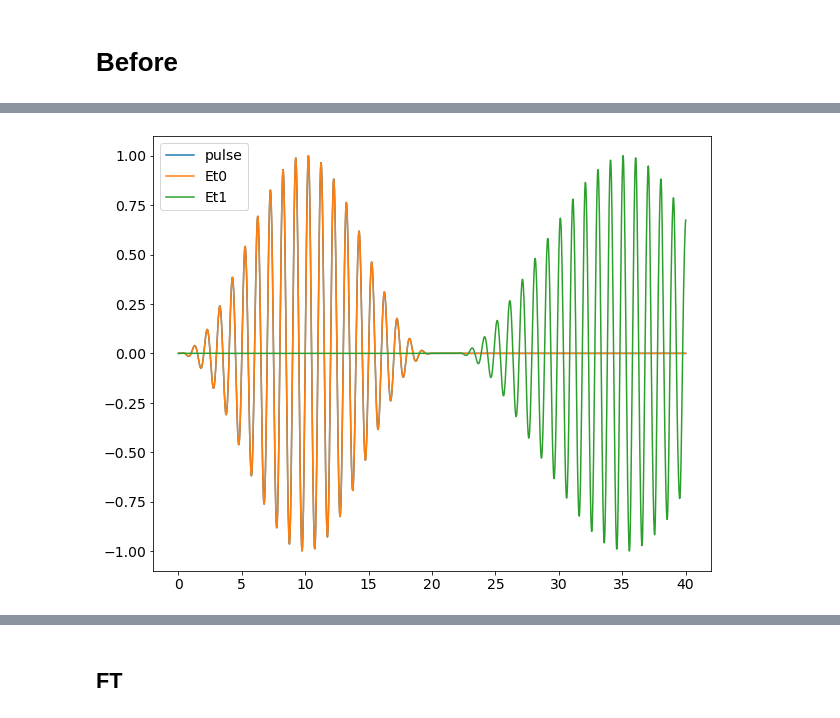
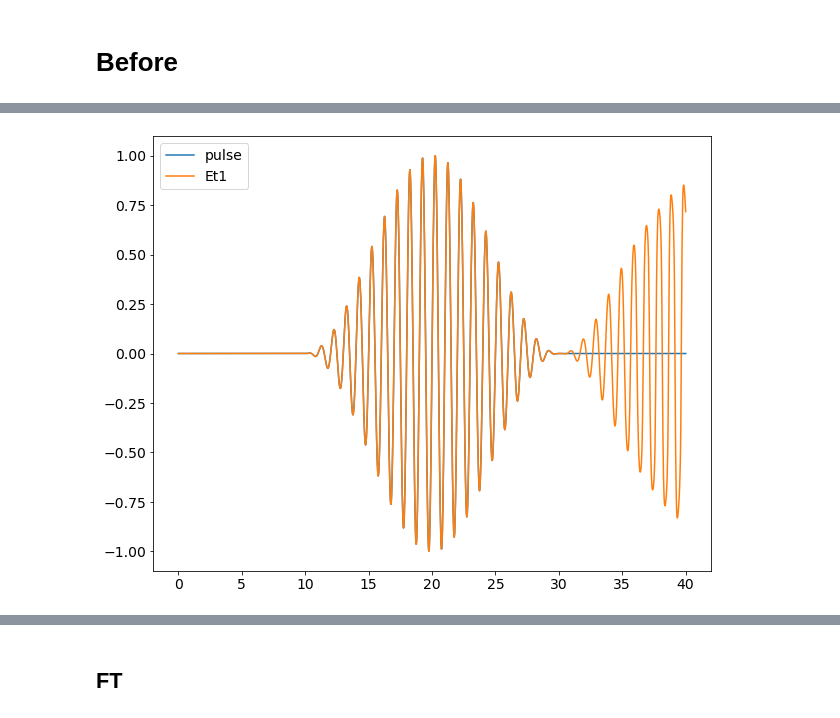
Before and after one commit to Hari31416/MSc_Project, a Jupyter notebook: EPOCH/High_Harmonic_Generation/reflected.ipynb, the cells around one changed output, grey strips where cells are left out. Saved outputs shown, nothing was run; the diff lists cells and outputs as text; code cells hidden in the pictures.

```diff
--- a/EPOCH/High_Harmonic_Generation/reflected.ipynb
+++ b/EPOCH/High_Harmonic_Generation/reflected.ipynb
@@ -177,7 +177,7 @@ for i in range(len(ALL_FILES)):
     data = sdf.read(ALL_FILES[i])
     ey = data.Electric_Field_Ey.data
     Et0[i] = ey[0]
-    Et1[i] = ey[7000]
+    Et1[i] = ey[4000]
     Et2[i] = ey[8000]
     d[i] = data.Derived_Number_Density_Electron.data
 # %%
@@ -229,0 +211,6 @@ for i, time in enumerate(T_O):
+# %%
+node2 = 8000/NX*40
+node1 = 4000/NX*40
+node_t_1 = node1*tau
+node_t_2 = node2*tau
+node_t_1, node_t_2
@@ -230 +219,4 @@ for i, time in enumerate(T_O):
+# %%
+pulse_1= [get_pulse(t-node_t_1) for t in T_O]
+pulse_2= [get_pulse(t-node_t_2) for t in T_O]
 # %%
@@ -237,12 +232,14 @@ T_node = np.arange(0,len(ALL_FILES))*DT
 # %%
-pulse = pulse/np.max(pulse)
+# pulse = pulse_new/np.max(pulse_new)
+pulse_1 = pulse_1/np.max(pulse_1)
+pulse_2 = pulse_2/np.max(pulse_2)
 Et0 = Et0/np.max(Et0)
 Et1 = Et1/np.max(Et1)
 Et2 = Et2/np.max(Et2)
 # %%
-plt.plot(T, pulse, label="pulse")
-plt.plot(T, Et0, label="Et0")
+plt.plot(T, pulse_1, label="pulse")
+# plt.plot(T, Et0, label="Et0")
 plt.plot(T, Et1, label="Et1")
 plt.legend();
 # %% [output]
-[figure, old version]
+[figure, new version]
```
Also changed, not shown: parts of 28 cells of this notebook, 10 other files.
